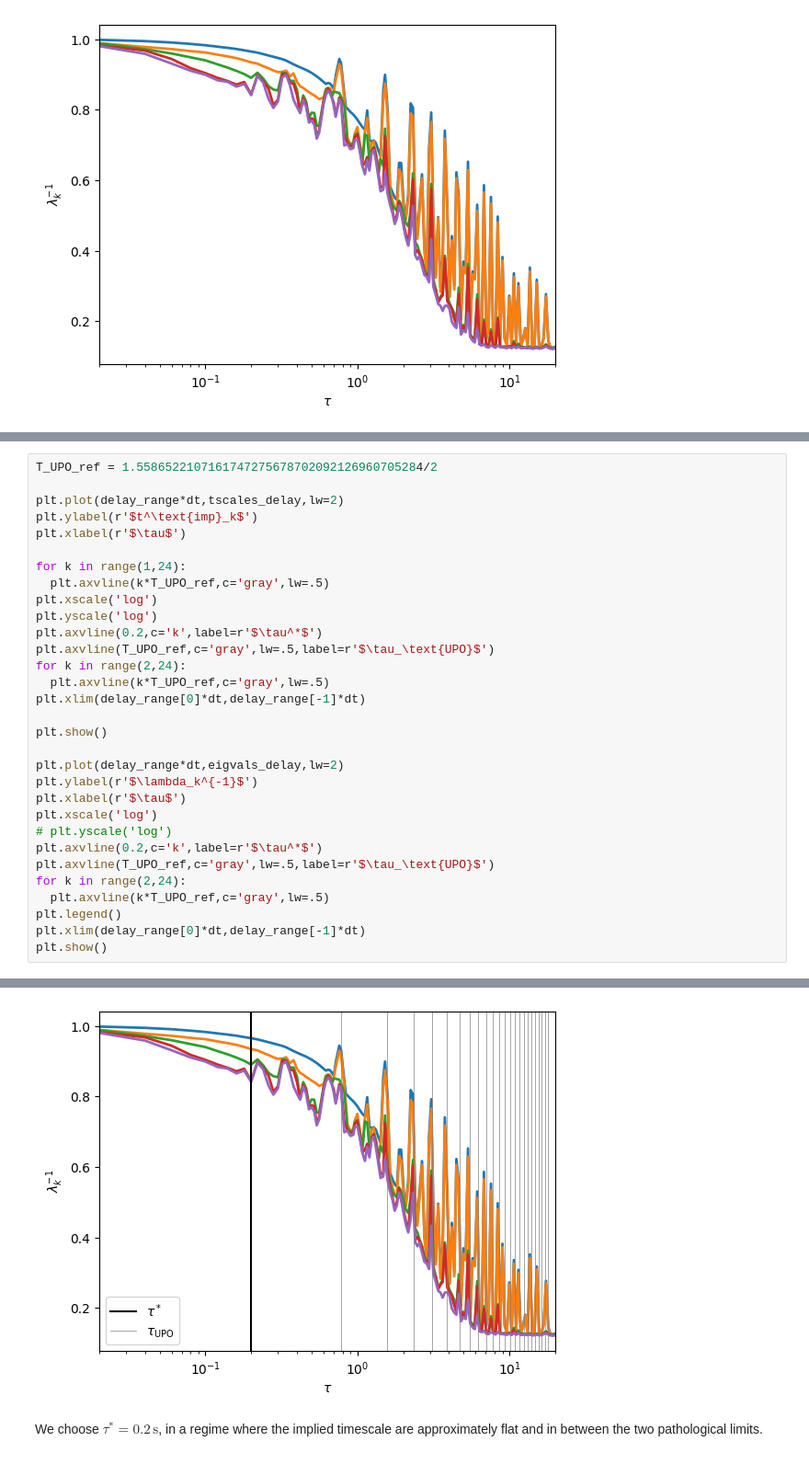
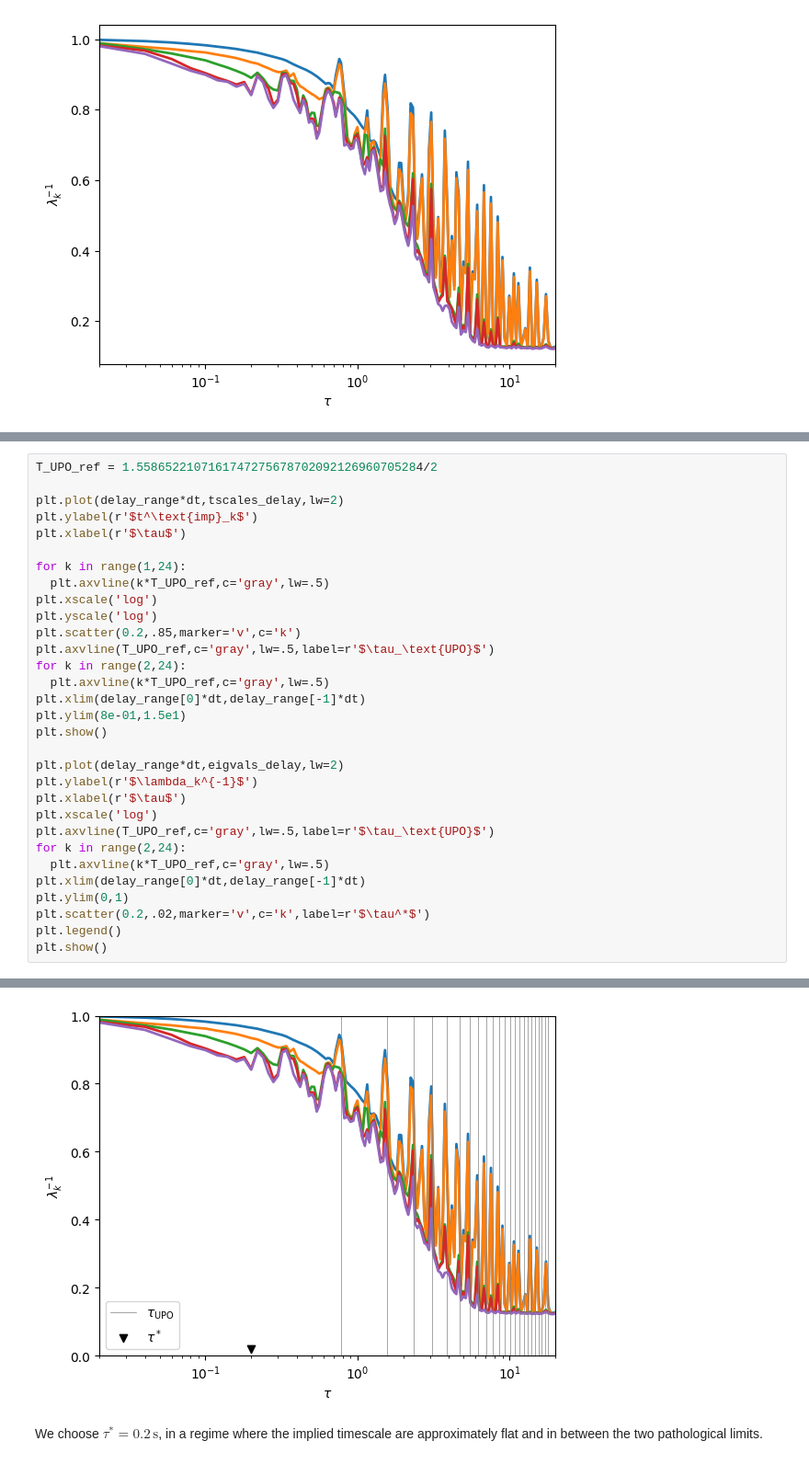
Before and after one commit to AntonioCCosta/DPG_PhysicsBehavior_2026, a Jupyter notebook: notebooks/notebook_3_Lorenz.ipynb, the cells around one changed output, grey strips where cells are left out. Shown at 92% size. Cells and saved outputs as stored; diff of their text form.

```diff
--- a/notebooks/notebook_3_Lorenz.ipynb
+++ b/notebooks/notebook_3_Lorenz.ipynb
@@ -485,24 +482,24 @@ for k in range(1,24):
   plt.axvline(k*T_UPO_ref,c='gray',lw=.5)
 plt.xscale('log')
 plt.yscale('log')
-plt.axvline(0.2,c='k',label=r'$\tau^*$')
+plt.scatter(0.2,.85,marker='v',c='k')
 plt.axvline(T_UPO_ref,c='gray',lw=.5,label=r'$\tau_\text{UPO}$')
 for k in range(2,24):
   plt.axvline(k*T_UPO_ref,c='gray',lw=.5)
 plt.xlim(delay_range[0]*dt,delay_range[-1]*dt)
-
+plt.ylim(8e-01,1.5e1)
 plt.show()
 
 plt.plot(delay_range*dt,eigvals_delay,lw=2)
 plt.ylabel(r'$\lambda_k^{-1}$')
 plt.xlabel(r'$\tau$')
 plt.xscale('log')
-# plt.yscale('log')
-plt.axvline(0.2,c='k',label=r'$\tau^*$')
 plt.axvline(T_UPO_ref,c='gray',lw=.5,label=r'$\tau_\text{UPO}$')
 for k in range(2,24):
   plt.axvline(k*T_UPO_ref,c='gray',lw=.5)
+plt.xlim(delay_range[0]*dt,delay_range[-1]*dt)
+plt.ylim(0,1)
+plt.scatter(0.2,.02,marker='v',c='k',label=r'$\tau^*$')
 plt.legend()
-plt.xlim(delay_range[0]*dt,delay_range[-1]*dt)
 plt.show()
 # %% [output]
@@ -510,3 +507,3 @@ plt.show()
-[figure, old version]
+[figure, new version]
 # %% [markdown]
 We choose $\tau^*=0.2\,\text{s}$, in a regime where the implied timescale are approximately flat and in between the two pathological limits.
```
Also changed, not shown: parts of 12 cells of this notebook.
